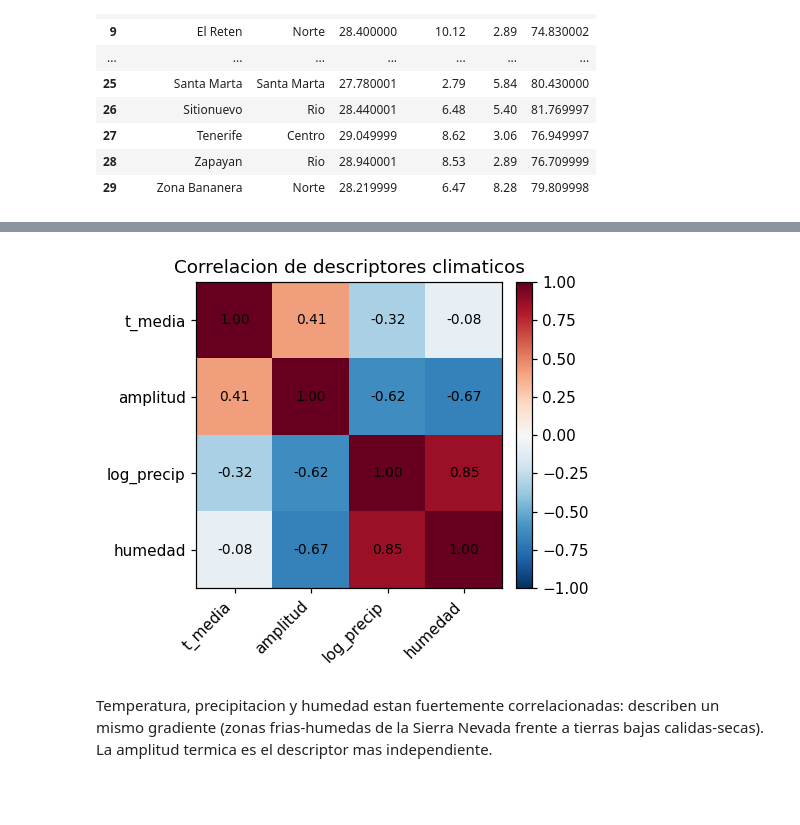
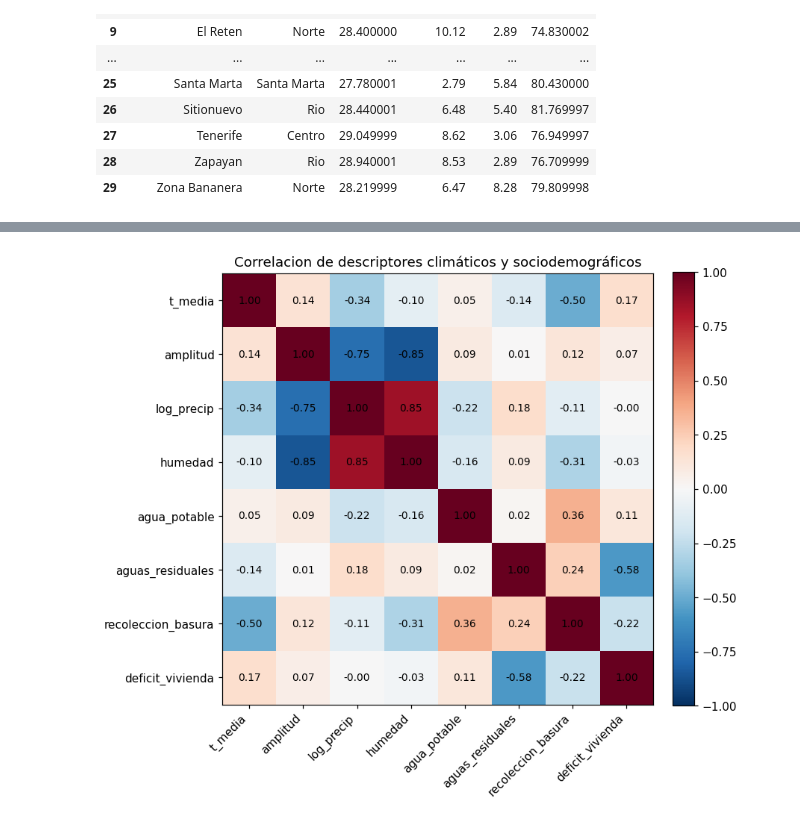
Before and after one commit to Edmh1/dengue-surveillance-magdalena, a Jupyter notebook: notebooks/04_dengue_clustering.ipynb, the cells around one changed output, grey strips where cells are left out. Saved outputs shown, nothing was run; the diff lists cells and outputs as text; code cells hidden in the pictures; blank space fills up the shorter version.

```diff
--- a/notebooks/04_dengue_clustering.ipynb
+++ b/notebooks/04_dengue_clustering.ipynb
@@ -254,0 +340,15 @@ o si se reducen a un solo gradiente.
+# %%
+feats = ["t_media", "amplitud", "log_precip", "humedad",
+         "agua_potable", "aguas_residuales", "recoleccion_basura",
+         "deficit_vivienda"]
+
+fig, axes = plt.subplots(2, 5, figsize=(16, 6))
+for ax, f in zip(axes.flat, feats):
+    sns.histplot(perfil[f], kde=True, ax=ax, color="#4c72b0")
+    ax.set_title(f, fontsize=9)
+    ax.set_xlabel("")
+    ax.tick_params(labelsize=7)
+for ax in axes.flat[len(feats):]:
+    ax.set_axis_off()
+fig.suptitle("Distribucion de cada variable")
+plt.tight_layout(); plt.show()
@@ -255,20 +357,15 @@ o si se reducen a un solo gradiente.
 # %%
-feats = ["t_media", "amplitud", "log_precip", "humedad"]
-corr = perfil[feats].corr()
+corr = perfil[feats].corr("spearman")
 
-fig, ax = plt.subplots(figsize=(4.6, 4))
+fig, ax = plt.subplots(figsize=(8, 8))
 im = ax.imshow(corr, cmap="RdBu_r", vmin=-1, vmax=1)
 ax.set_xticks(range(len(feats))); ax.set_xticklabels(feats, rotation=45, ha="right")
 ax.set_yticks(range(len(feats))); ax.set_yticklabels(feats)
 for i in range(len(feats)):
     for j in range(len(feats)):
         ax.text(j, i, f"{corr.iloc[i, j]:.2f}", ha="center", va="center", fontsize=9)
 fig.colorbar(im, fraction=0.046, pad=0.04)
-ax.set_title("Correlacion de descriptores climaticos")
+ax.set_title("Correlacion de descriptores climáticos y sociodemográficos")
 plt.tight_layout(); plt.show()
 # %% [output]
-[figure, old version]
+[figure, new version]
-# %% [markdown]
-Temperatura, precipitacion y humedad estan fuertemente correlacionadas: describen un mismo
-gradiente (zonas frias-humedas de la Sierra Nevada frente a tierras bajas calidas-secas).
-La amplitud termica es el descriptor mas independiente.
```
Also changed, not shown: parts of 29 cells of this notebook, 1 other file.
